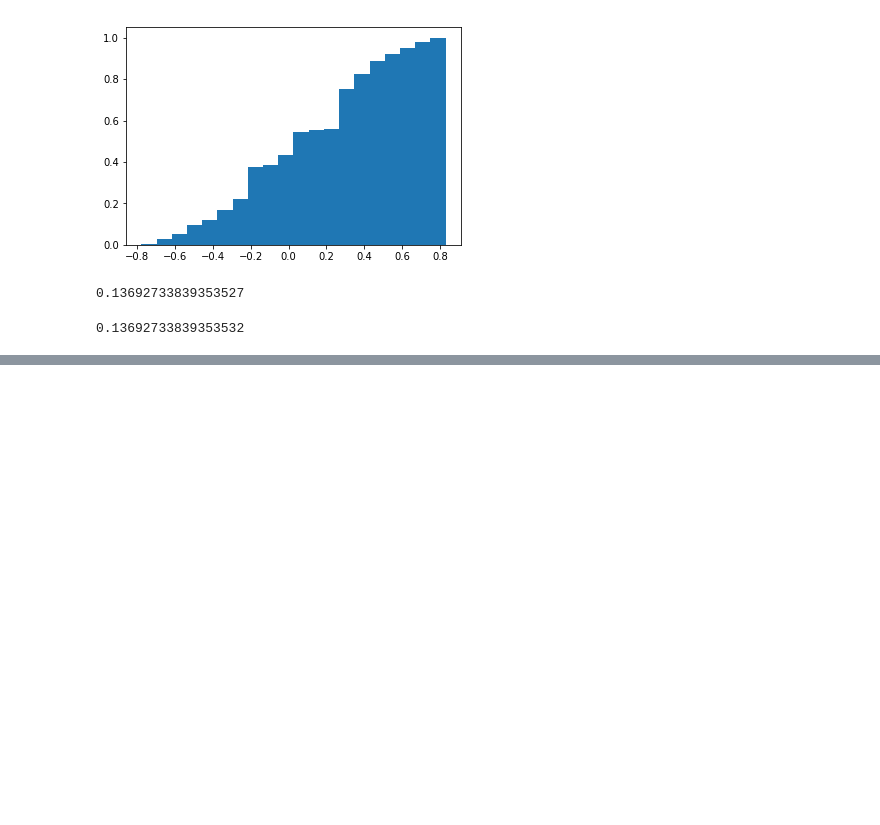
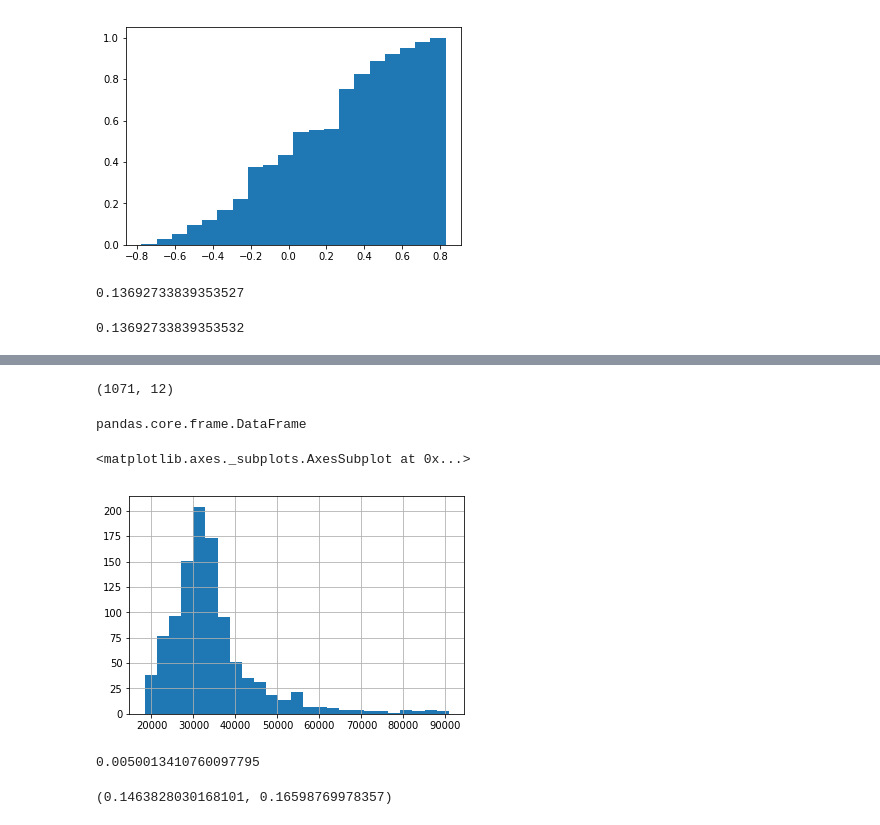
Before and after one commit to aleespa/EstadisticaIII-2020, a Jupyter notebook: 7. Bootstrap.ipynb, the cells around one changed output, grey strips where cells are left out. Drawn from its saved outputs; the diff is of its cells as text; code cells hidden in the pictures; blank space fills up the shorter version.

```diff
--- a/7. Bootstrap.ipynb
+++ b/7. Bootstrap.ipynb
@@ -58,0 +63,2 @@ np.var(T_b)
+# %%
+Datos = pd.read_csv("housing_in_london_yearly_variables.csv")
@@ -58,0 +74,17 @@ np.var(T_b)
+# %%
+Datos.shape
+# %% [output]
+(1071, 12)
+# %%
+type(Datos)
+# %% [output]
+pandas.core.frame.DataFrame
+# %%
+Datos['SalarioMedio'] = pd.to_numeric(Datos.mean_salary,errors='coerce')
+# %%
+Datos = Datos[~Datos['SalarioMedio'].isnull()]
+# %%
+Datos['SalarioMedio'].hist(bins=25)
+# %% [output]
+<matplotlib.axes._subplots.AxesSubplot at 0x...>
+[figure, added]
@@ -58,0 +104,4 @@ np.var(T_b)
+# %%
+np.std(ginis)
+# %% [output]
+0.0050013410760097795
@@ -58,0 +112,4 @@ np.var(T_b)
+# %%
+C1
+# %% [output]
+(0.1463828030168101, 0.16598769978357)
```
Also changed, not shown: parts of 18 cells of this notebook, 2 other files.
